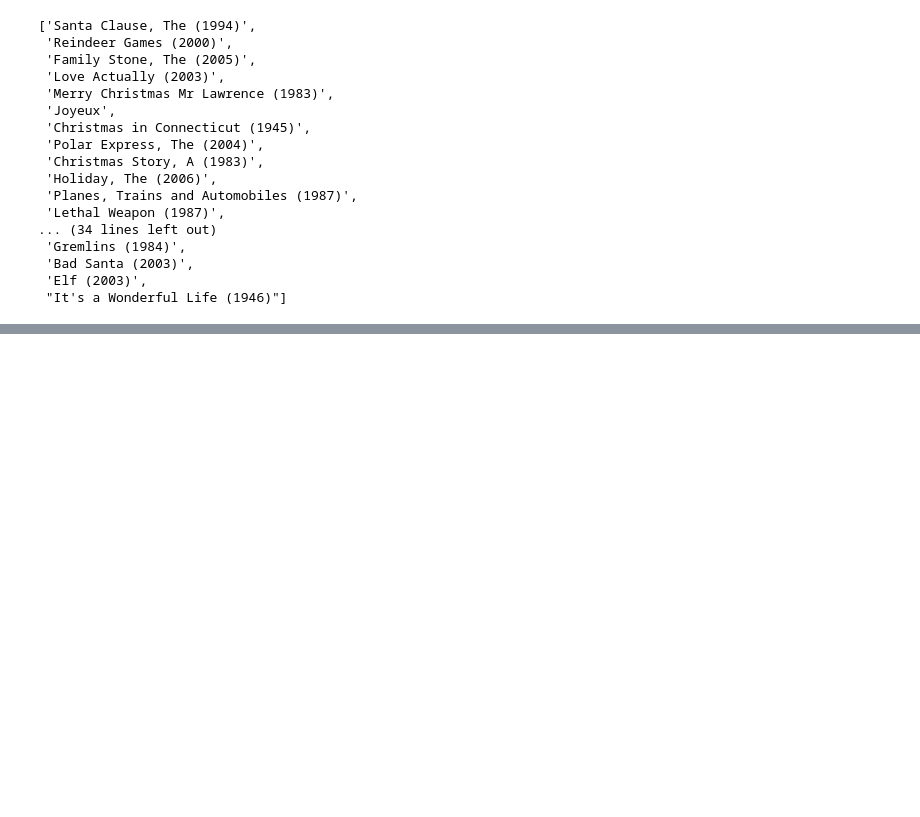
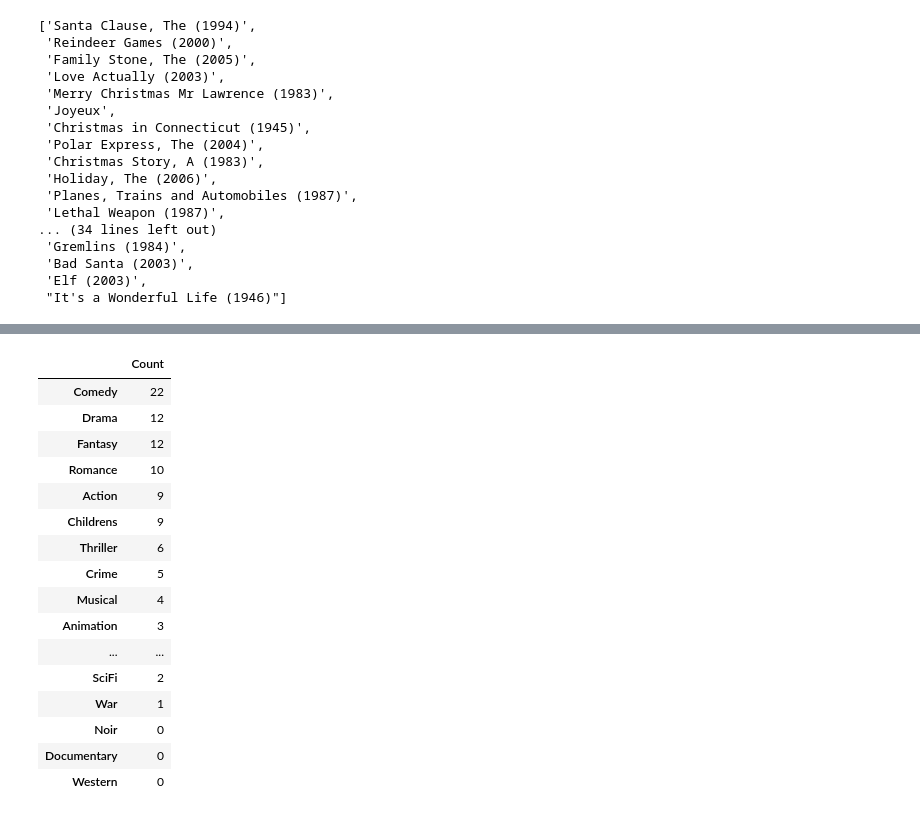
Before and after one commit to t-redactyl/MovieLens-analysis, a Jupyter notebook: Christmas movies scrapping.ipynb, the cells around one changed output, grey strips where cells are left out. Drawn from its saved outputs; the diff is of its cells as text; code cells hidden in the pictures; blank space fills up the shorter version.

```diff
--- a/Christmas movies scrapping.ipynb
+++ b/Christmas movies scrapping.ipynb
@@ -122,0 +345,24 @@ Movie 3988 is called How the Grinch Stole Christmas (a.k.a. The Grinch) (2000) a
+# %%
+df = df.transpose()
+# %%
+df.columns = ['Count']
+# %%
+df.sort_values(by = 'Count', ascending = 0)
+# %% [output]
+|  | Count |
+| Comedy | 22 |
+| Drama | 12 |
+| Fantasy | 12 |
+| Romance | 10 |
+| Action | 9 |
+| Childrens | 9 |
+| Thriller | 6 |
+| Crime | 5 |
+| Musical | 4 |
+| Animation | 3 |
+| ... | ... |
+| SciFi | 2 |
+| War | 1 |
+| Noir | 0 |
+| Documentary | 0 |
+| Western | 0 |
```
Also changed, not shown: parts of 20 cells of this notebook, 2 other files.
